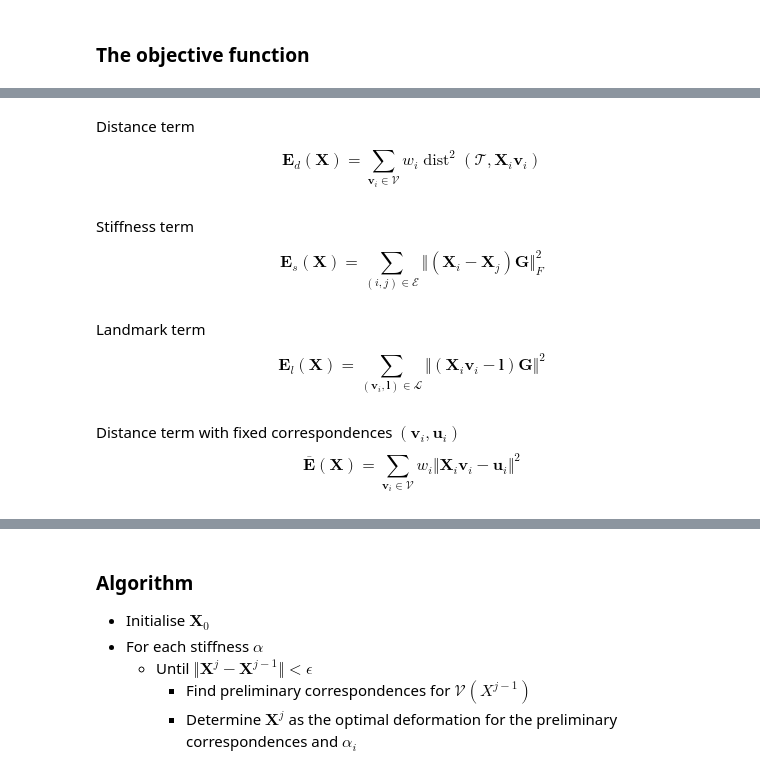
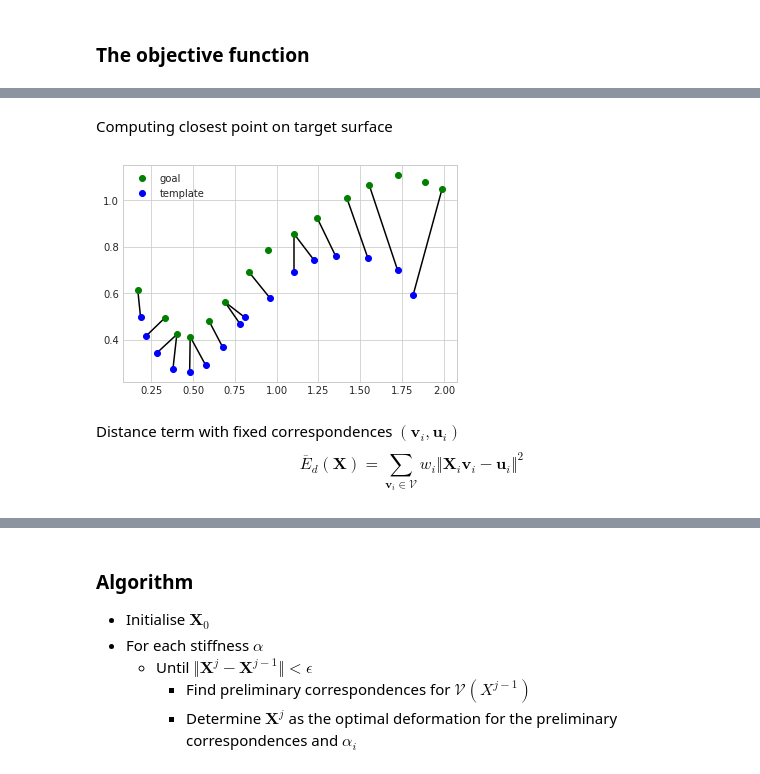
Before and after one commit to vidstige/mesh_registration, a Jupyter notebook: mesh-registration.ipynb, the cells around one changed output, grey strips where cells are left out. Cells and saved outputs as stored; diff of their text form; code cells hidden in the pictures.

```diff
--- a/mesh-registration.ipynb
+++ b/mesh-registration.ipynb
@@ -32,23 +64,22 @@ $$
+# %% [markdown]
+Computing closest point on target surface
+# %%
+def closest_point(point, points):
+    """Naive closest point"""
+    dist2 = np.sum((np.asarray(points) - point)**2, axis=1)
+    index = np.argmin(dist2)
+    return points[index]
+
+for v in template:
+    u = closest_point(v, goal)
+    plt.plot([v[0], u[0]], [v[1], u[1]], color='black')
+plt.plot(goal[:, 0], goal[:, 1], 'o', color='green', label='goal')
+plt.plot(template[:, 0], template[:, 1], 'o', color='blue', label='template')
+plt.legend(); None
+# %% [output]
+[figure, added]
 # %% [markdown]
-Distance term
-
+Distance term with fixed correspondences $(\boldsymbol{v}_i, \boldsymbol{u}_i)$
 $$
-\boldsymbol{E}_d(\boldsymbol{X}) = \sum\limits_{\boldsymbol{v}_i \in \mathcal{V}} w_i \operatorname{dist}^2(\mathcal{T}, \boldsymbol{X}_i\boldsymbol{v}_i)
+\overline{E}_d(\boldsymbol{X}) = \sum\limits_{\boldsymbol{v}_i \in \mathcal{V}} w_i \Vert \boldsymbol{X}_i\boldsymbol{v}_i - \mathbf{u}_i \Vert ^2
 $$
-# %% [markdown]
-Stiffness term
-
-$$
-\boldsymbol{E}_s(\boldsymbol{X}) = \sum\limits_{(i, j) \in \mathcal{E}} \Vert (\boldsymbol{X}_i - \boldsymbol{X}_j)\boldsymbol{G} \Vert _F^2
-$$
-# %% [markdown]
-Landmark term
-
-$$
-\boldsymbol{E}_l(\boldsymbol{X}) = \sum\limits_{(\boldsymbol{v}_i, \mathbf{l}) \in \mathcal{L}} \Vert (\boldsymbol{X}_i\mathbf{v}_i - \boldsymbol{l})\boldsymbol{G} \Vert ^2
-$$
-# %% [markdown]
-Distance term with fixed correspondences $(\boldsymbol{v}_i, \boldsymbol{u}_i)$
-$$
-\overline{\boldsymbol{E}}(\boldsymbol{X}) = \sum\limits_{\boldsymbol{v}_i \in \mathcal{V}} w_i \Vert \boldsymbol{X}_i\boldsymbol{v}_i - \mathbf{u}_i \Vert ^2
-$$
```
Also changed, not shown: parts of 18 cells of this notebook.
